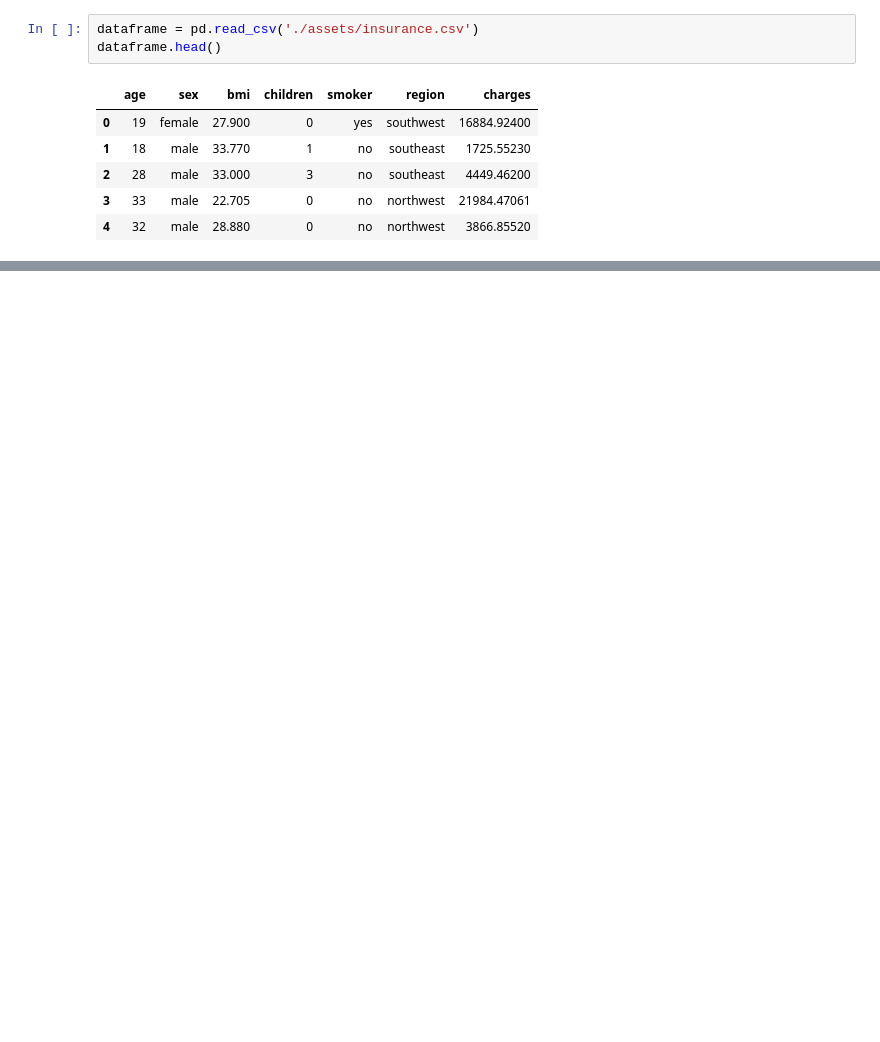
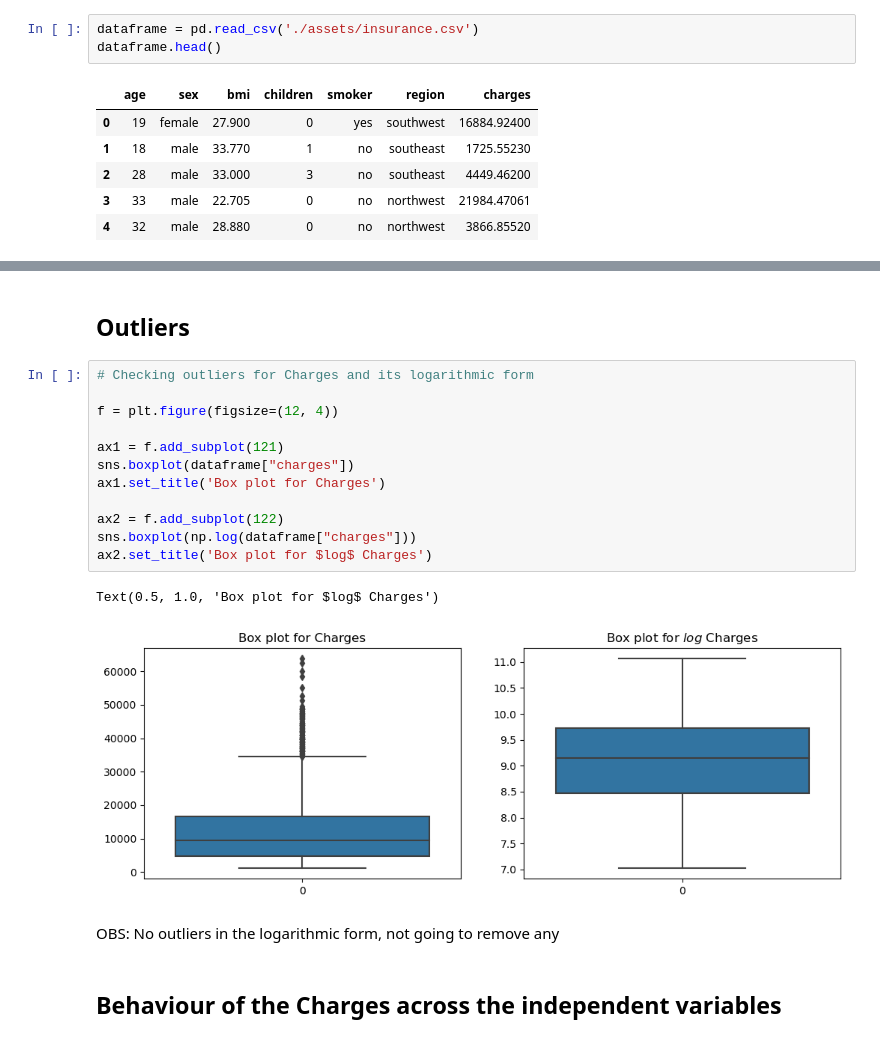
Before and after one commit to sasotomayor/medical-charges-prediction, a Jupyter notebook: solution_linear_regression.ipynb, the cells around one changed output, grey strips where cells are left out. Drawn from its saved outputs; the diff is of its cells as text; blank space fills up the shorter version.

```diff
--- a/solution_linear_regression.ipynb
+++ b/solution_linear_regression.ipynb
@@ -329,0 +106,21 @@ The model assumption linear regression as follows
+# %% [markdown]
+## <b> Outliers <b/>
+# %%
+# Checking outliers for Charges and its logarithmic form
+
+f = plt.figure(figsize=(12, 4))
+
+ax1 = f.add_subplot(121)
+sns.boxplot(dataframe["charges"])
+ax1.set_title('Box plot for Charges')
+
+ax2 = f.add_subplot(122)
+sns.boxplot(np.log(dataframe["charges"]))
+ax2.set_title('Box plot for $log$ Charges')
+# %% [output]
+Text(0.5, 1.0, 'Box plot for $log$ Charges')
+[figure, added]
+# %% [markdown]
+OBS: No outliers in the logarithmic form, not going to remove any
+# %% [markdown]
+## <b>  Behaviour of the Charges across the independent variables </b>
```
Also changed, not shown: parts of 60 cells of this notebook.
